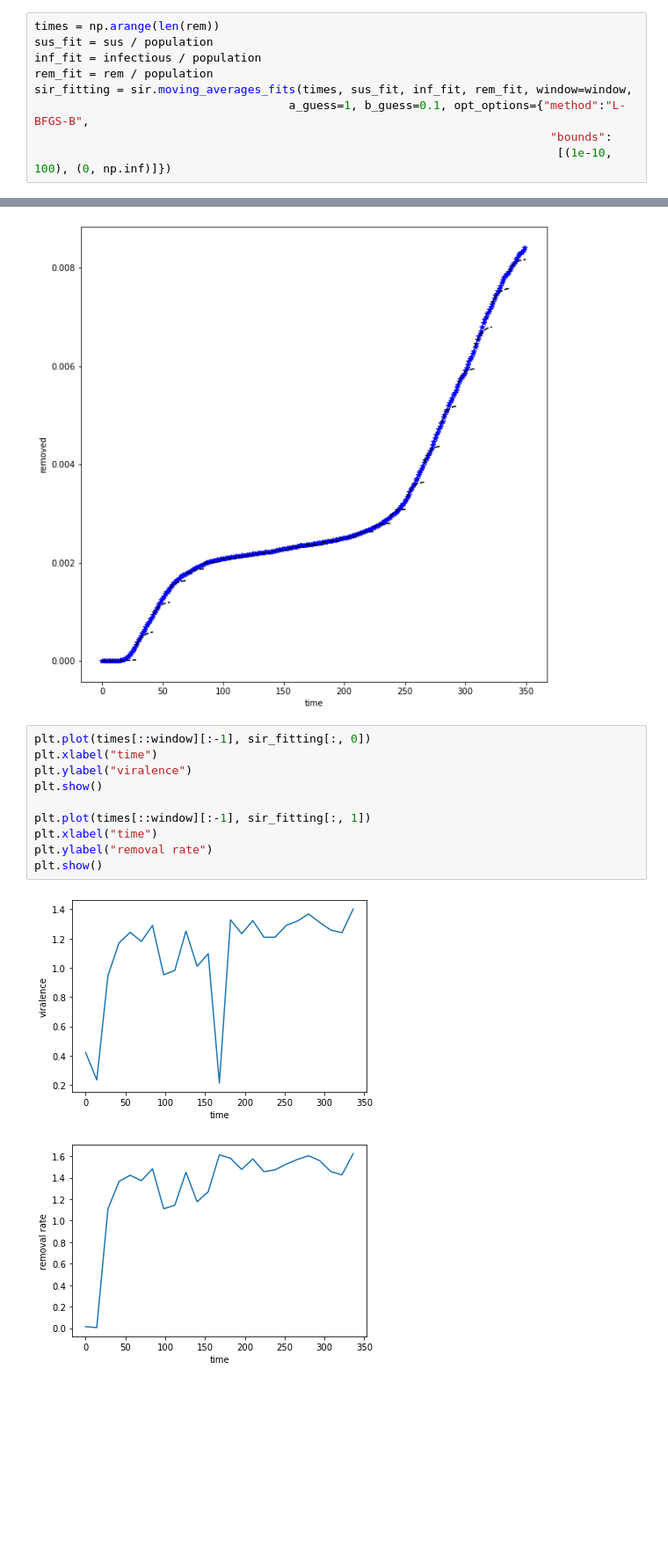
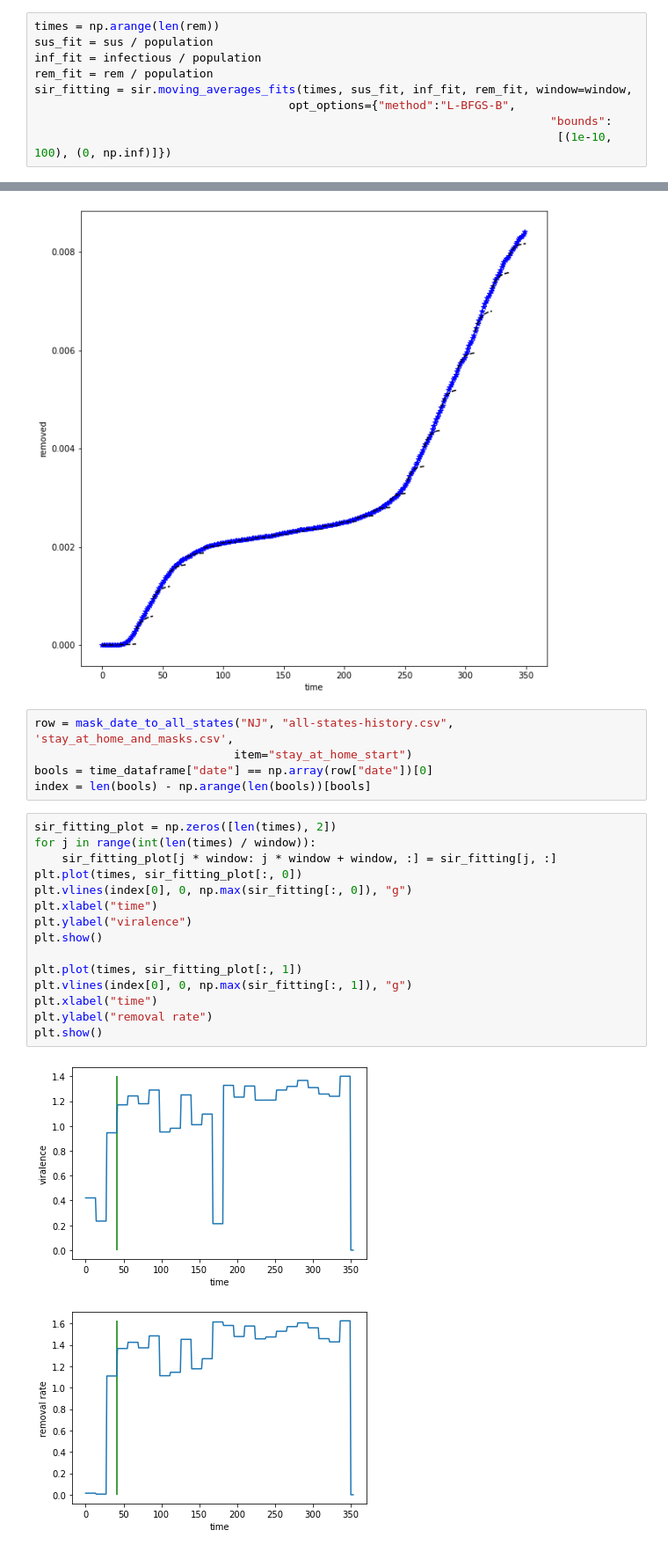
Before and after one commit to JeromeTroy/gsg_project_5, a Jupyter notebook: Presentation Demonstration.ipynb, the cells around one changed output, grey strips where cells are left out. Shown at 88% size. Saved outputs shown, nothing was run; the diff lists cells and outputs as text; blank space fills up the shorter version.

Commit message:
Updated fitting generalized get_date

```diff
--- a/Presentation Demonstration.ipynb
+++ b/Presentation Demonstration.ipynb
@@ -102,7 +103,7 @@ sus_fit = sus / population
 inf_fit = infectious / population
 rem_fit = rem / population
 sir_fitting = sir.moving_averages_fits(times, sus_fit, inf_fit, rem_fit, window=window,
-                                     a_guess=1, b_guess=0.1, opt_options={"method":"L-BFGS-B",
+                                     opt_options={"method":"L-BFGS-B",
                                                                            "bounds":
                                                                             [(1e-10, 100), (0, np.inf)]})
 # %%
@@ -141,16 +142,26 @@ plt.ylabel("removed")
 plt.show()
 # %% [output]
 [figure]
+# %%
+row = mask_date_to_all_states("NJ", "all-states-history.csv", 'stay_at_home_and_masks.csv',
+                             item="stay_at_home_start")
+bools = time_dataframe["date"] == np.array(row["date"])[0]
+index = len(bools) - np.arange(len(bools))[bools]
 # %%
-plt.plot(times[::window][:-1], sir_fitting[:, 0])
+sir_fitting_plot = np.zeros([len(times), 2])
+for j in range(int(len(times) / window)):
+    sir_fitting_plot[j * window: j * window + window, :] = sir_fitting[j, :]
+plt.plot(times, sir_fitting_plot[:, 0])
+plt.vlines(index[0], 0, np.max(sir_fitting[:, 0]), "g")
 plt.xlabel("time")
 plt.ylabel("viralence")
 plt.show()
 
-plt.plot(times[::window][:-1], sir_fitting[:, 1])
+plt.plot(times, sir_fitting_plot[:, 1])
+plt.vlines(index[0], 0, np.max(sir_fitting[:, 1]), "g")
 plt.xlabel("time")
 plt.ylabel("removal rate")
 plt.show()
 # %% [output]
-[figure, old version]
+[figure, new version]
-[figure, old version]
+[figure, new version]
```
Also changed, not shown: parts of 2 cells of this notebook, 2 other files.
